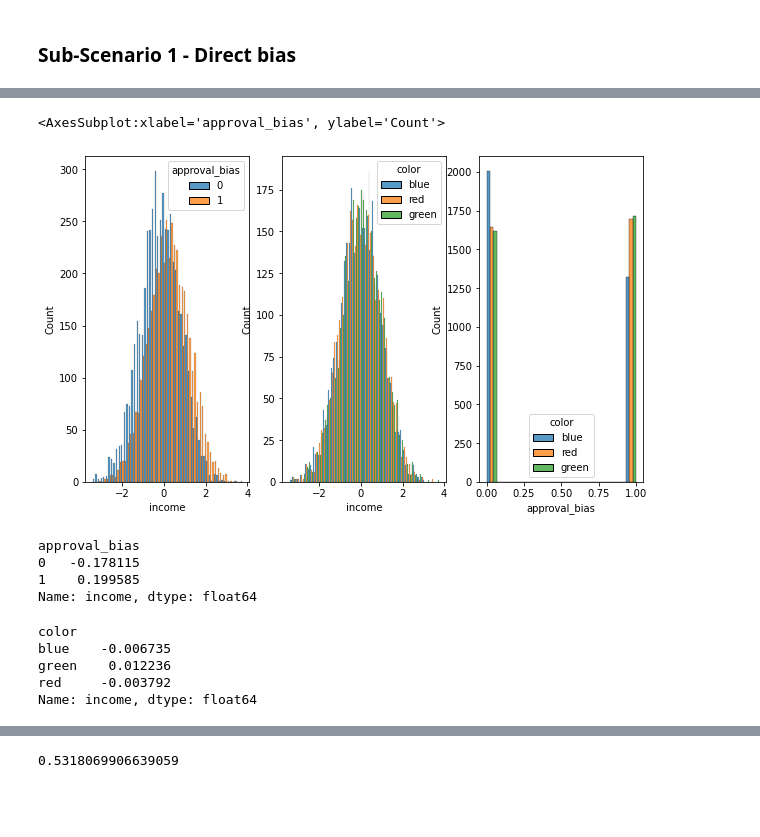
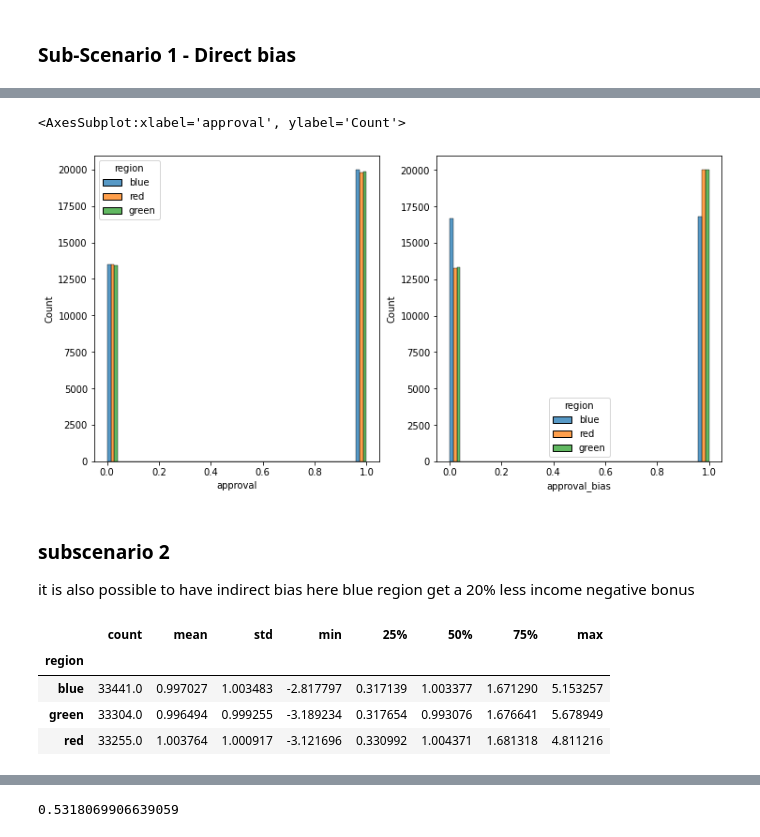
Before and after one commit to DAVIDCRUZ0202/pysimstudy, a Jupyter notebook: Demos/Simstudy Biased Data Demo.ipynb, the cells around one changed output, grey strips where cells are left out. Saved outputs shown, nothing was run; the diff lists cells and outputs as text; code cells hidden in the pictures; blank space fills up the shorter version.

```diff
--- a/Demos/Simstudy Biased Data Demo.ipynb
+++ b/Demos/Simstudy Biased Data Demo.ipynb
@@ -35,13 +35,13 @@ The first step is to define a _definitions_ data table in which we describe the
 
 We then define our target variable, __approval__. We add a new row to the data definitions table created in the previous lines of code by passing _df_ as the first argument. The _formula_ is defined as follows: the probability of an individual being approved is 50% +/- their relative income. In other words, inviduals who are on the higher (lower) end of the income scale will be more (less) likely to receive an approval.
 # %%
-ddf = defData(varname = "income", formula=0,
-             variance="0.1**2", dist="normal")
+ddf = defData(varname = "income", formula=1,
+             variance=1, dist="normal")
 
 # df = defData(df, varname = "region", formula="0.333, 0.333, 0.333",
 #              variance="red, blue, green", dist="categorical")
 
-ddf = defData(ddf, varname="approval", formula='0.5+income', dist='binary')
+ddf = defData(ddf, varname="approval", formula='0.5+(income/10)', dist='binary')
 
 ddf
 # %% [output]
@@ -83,0 +86,5 @@ In this example we introduce categorical distribution named "region". This shows
+# %%
+ddf = defData(ddf, varname = "region", formula="0.333, 0.333, 0.333",
+             variance="red, blue, green", dist="categorical")
+
+ddf
@@ -83,0 +93,3 @@ In this example we introduce categorical distribution named "region". This shows
+# %%
+gdf2 = genData(100000, ddf)
+gdf2.head()
@@ -84,18 +105,8 @@ In this example we introduce categorical distribution named "region". This shows
 # %%
-df = defData(varname = "region", formula="0.333, 0.333, 0.333",
-             variance="red, blue, green", dist="categorical")
-
-df = defData(df, varname = "income", formula=0,
-             variance=1, dist="normal")
-
-df = defData(df, varname="approval", formula='0.5', dist='binary')
-
-df2 = genData(10000, df)
-
 defC = defCondition(condition = "region=='blue'", formula = "0.4+income/10",
                     dist = "binary")
 
 defC = defCondition(defC, condition = "region!='blue'", formula = "0.5+income/10",
                     dist = "binary")
 
-df3 = addCondition(defC, df2, newvar="approval_bias")
+gdf2 = addCondition(defC, gdf2, newvar="approval_bias")
@@ -118,37 +129,21 @@ df3
 # %%
-fig, ax = plt.subplots(1,3, figsize = (10,6))
-sns.histplot(
-    data=df3, x='income', hue='approval_bias', multiple='dodge',
-    # bins=range(1, 110, 10),
-    ax=ax[0]
-)
+fig, ax = plt.subplots(1, 2, figsize = (12,6))
 
 sns.histplot(
-    data=df3, x='income', hue='color', multiple='dodge',
+    data=gdf2, x='approval_bias', hue='region', multiple='dodge',
     # bins=range(1, 110, 10),
     ax=ax[1]
 )
 
 sns.histplot(
-    data=df3, x='approval_bias', hue='color', multiple='dodge',
+    data=gdf2, x='approval', hue='region', multiple='dodge',
     # bins=range(1, 110, 10),
-    ax=ax[2]
+    ax=ax[0]
 )
 # %% [output]
-<AxesSubplot:xlabel='approval_bias', ylabel='Count'>
+<AxesSubplot:xlabel='approval', ylabel='Count'>
-[figure, old version]
+[figure, new version]
-# %%
-df3.groupby('approval_bias')['income'].mean()
-# %% [output]
-approval_bias
-0   -0.178115
-1    0.199585
-Name: income, dtype: float64
-# %%
-df2.groupby('color')['income'].mean()
-# %% [output]
-color
-blue    -0.006735
-green    0.012236
-red     -0.003792
-Name: income, dtype: float64
+# %% [markdown]
+### subscenario 2
+it is also possible to have indirect bias
+here blue region get a 20% less income negative bonus
@@ -154,0 +156,8 @@ Name: income, dtype: float64
+# %%
+gdf3.groupby('region')['income'].describe()
+# %% [output]
+|  | count | mean | std | min | 25% | 50% | 75% | max |
+| region |  |  |  |  |  |  |  |  |
+| blue | 33441.0 | 0.997027 | 1.003483 | -2.817797 | 0.317139 | 1.003377 | 1.671290 | 5.153257 |
+| green | 33304.0 | 0.996494 | 0.999255 | -3.189234 | 0.317654 | 0.993076 | 1.676641 | 5.678949 |
+| red | 33255.0 | 1.003764 | 1.000917 | -3.121696 | 0.330992 | 1.004371 | 1.681318 | 4.811216 |
```
Also changed, not shown: parts of 22 cells of this notebook.
